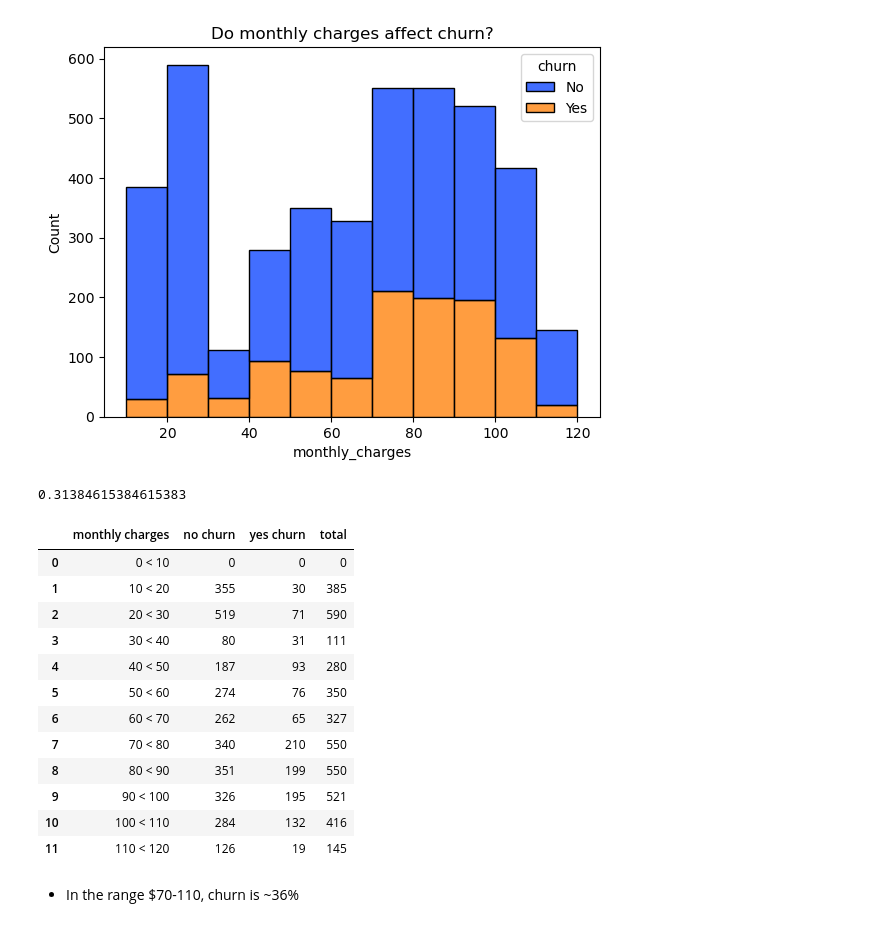
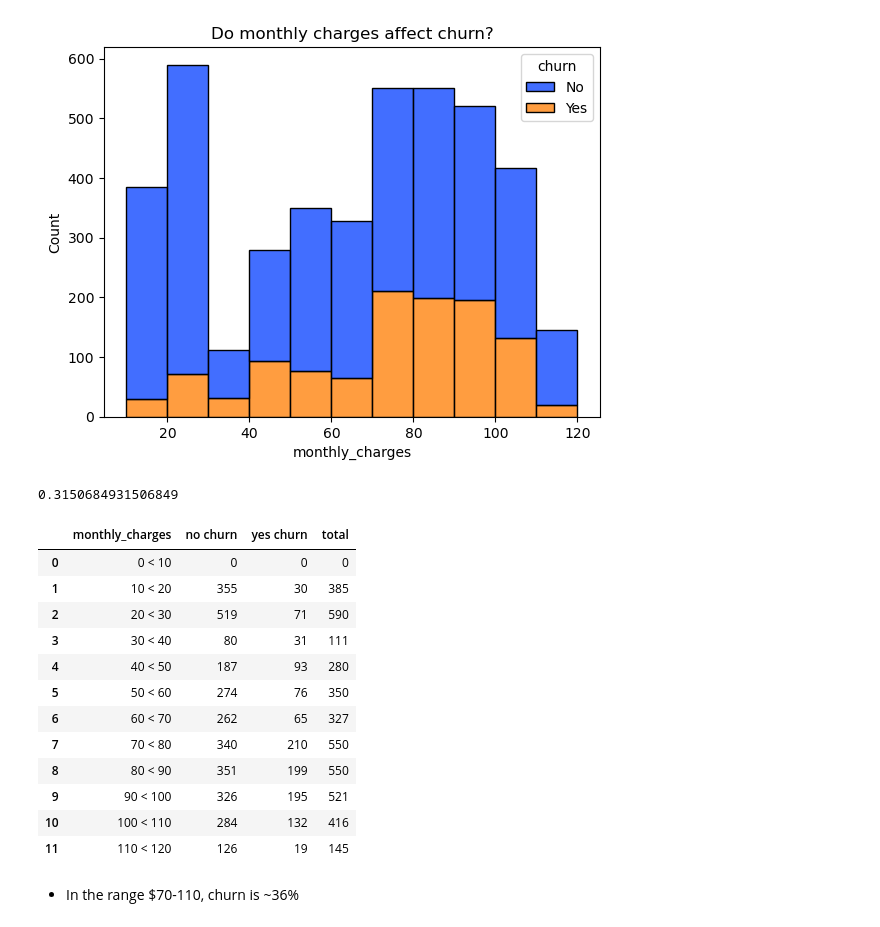
Before and after one commit to corey-hermesch/telco_churn_project, a Jupyter notebook: mvp_explore_work.ipynb, the cells around one changed output. Cells and saved outputs as stored; diff of their text form; code cells hidden in the pictures.

```diff
--- a/mvp_explore_work.ipynb
+++ b/mvp_explore_work.ipynb
@@ -284,38 +356,9 @@ plt.title('Do monthly charges affect churn?')
 plt.show()
 # %% [output]
 [figure]
-# %%
-monthly_charges_nums = ne_train[ne_train.monthly_charges >= 30].churn.value_counts()
-percent_churn = monthly_charges_nums.loc['Yes'] / monthly_charges_nums.sum()
-percent_churn
-# %% [output]
-0.31384615384615383
-# %%
-# I want numbers for each bin to type into Canva for a chart
-# initialize no_yes list of lists
-no_yes = []
-# first element has all zeros; columns are monthly_charges range, No churn, Yes Churn, Total
-no_yes.append([' 0 <  10', 0, 0, 0])
-for i in range(10, 120, 10):
-    churn_n_y = ne_train[(ne_train.monthly_charges >= i) & (ne_train.monthly_charges < (i+10))].churn.value_counts()
-    no = churn_n_y.loc['No']
-    yes = churn_n_y.loc['Yes']
-    label = f'{i:3} < {i+10:4}'
-    no_yes.append([label, no, yes, no+yes])
-
-df = pd.DataFrame(no_yes, columns=['monthly charges','no churn', 'yes churn', 'total'])
-df
-# %% [output]
-|  | monthly charges | no churn | yes churn | total |
-| 0 | 0 < 10 | 0 | 0 | 0 |
-| 1 | 10 < 20 | 355 | 30 | 385 |
-| 2 | 20 < 30 | 519 | 71 | 590 |
-| 3 | 30 < 40 | 80 | 31 | 111 |
-| 4 | 40 < 50 | 187 | 93 | 280 |
-| 5 | 50 < 60 | 274 | 76 | 350 |
-| 6 | 60 < 70 | 262 | 65 | 327 |
-| 7 | 70 < 80 | 340 | 210 | 550 |
-| 8 | 80 < 90 | 351 | 199 | 550 |
-| 9 | 90 < 100 | 326 | 195 | 521 |
-| 10 | 100 < 110 | 284 | 132 | 416 |
-| 11 | 110 < 120 | 126 | 19 | 145 |
+# %%
+monthly_charges_nums = ne_train[ne_train.monthly_charges >= 40].churn.value_counts()
+percent_churn = monthly_charges_nums.loc['Yes'] / monthly_charges_nums.sum()
+percent_churn
+# %% [output]
+0.3150684931506849
@@ -322,3 +383,22 @@ df
+# %%
+column = 'monthly_charges'
+r = range(0,120,10)
+step = 10
+get_churn_numbers(ne_train, column, r, step)
+# %% [output]
+|  | monthly_charges | no churn | yes churn | total |
+| 0 | 0 < 10 | 0 | 0 | 0 |
+| 1 | 10 < 20 | 355 | 30 | 385 |
+| 2 | 20 < 30 | 519 | 71 | 590 |
+| 3 | 30 < 40 | 80 | 31 | 111 |
+| 4 | 40 < 50 | 187 | 93 | 280 |
+| 5 | 50 < 60 | 274 | 76 | 350 |
+| 6 | 60 < 70 | 262 | 65 | 327 |
+| 7 | 70 < 80 | 340 | 210 | 550 |
+| 8 | 80 < 90 | 351 | 199 | 550 |
+| 9 | 90 < 100 | 326 | 195 | 521 |
+| 10 | 100 < 110 | 284 | 132 | 416 |
+| 11 | 110 < 120 | 126 | 19 | 145 |
 # %% [markdown]
 * In the range $70-110, churn is ~36%
 # %% [markdown]
```
Also changed, not shown: parts of 29 cells of this notebook.
